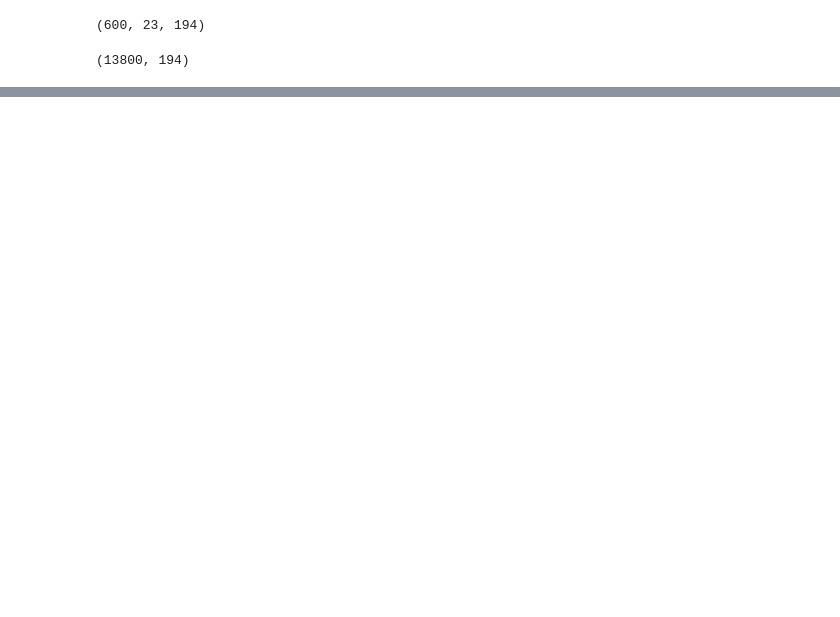
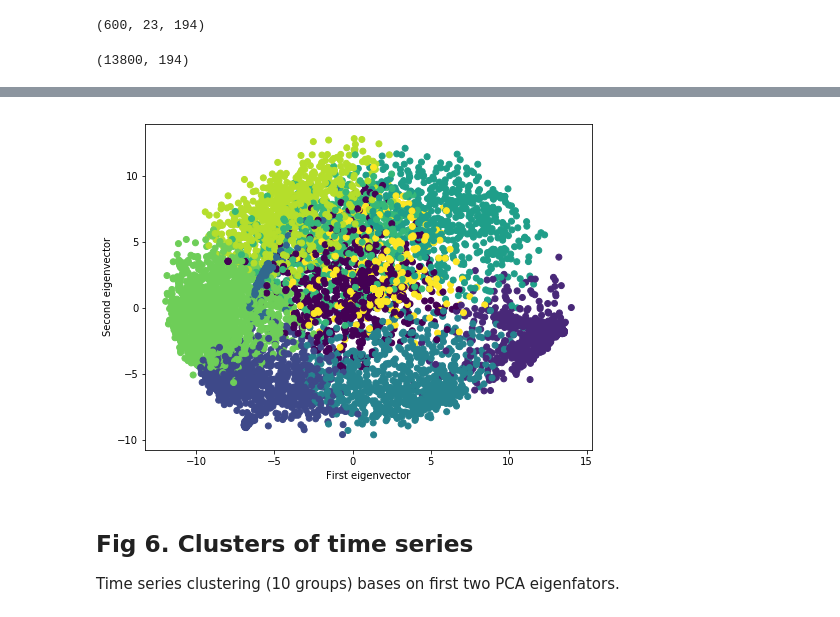
Before and after one commit to ywnch/PUI2017_ywc249, a Jupyter notebook: HW10_ywc249/HW10.ipynb, the cells around one changed output, grey strips where cells are left out. Drawn from its saved outputs; the diff is of its cells as text; code cells hidden in the pictures; blank space fills up the shorter version.

```diff
--- a/HW10_ywc249/HW10.ipynb
+++ b/HW10_ywc249/HW10.ipynb
@@ -410,0 +411,12 @@ tots.shape
+# %%
+# plot the clustering result
+pl.figure(figsize=(8,6))
+pl.scatter(Xproj[:, 0], Xproj[:, 1], c=cluster_labels)
+pl.xlabel('First eigenvector')
+pl.ylabel('Second eigenvector')
+pl.show()
+# %% [output]
+[figure, added]
+# %% [markdown]
+## Fig 6. Clusters of time series
+Time series clustering (10 groups) bases on first two PCA eigenfators.
```
Also changed, not shown: parts of 8 cells of this notebook, 1 other file.
